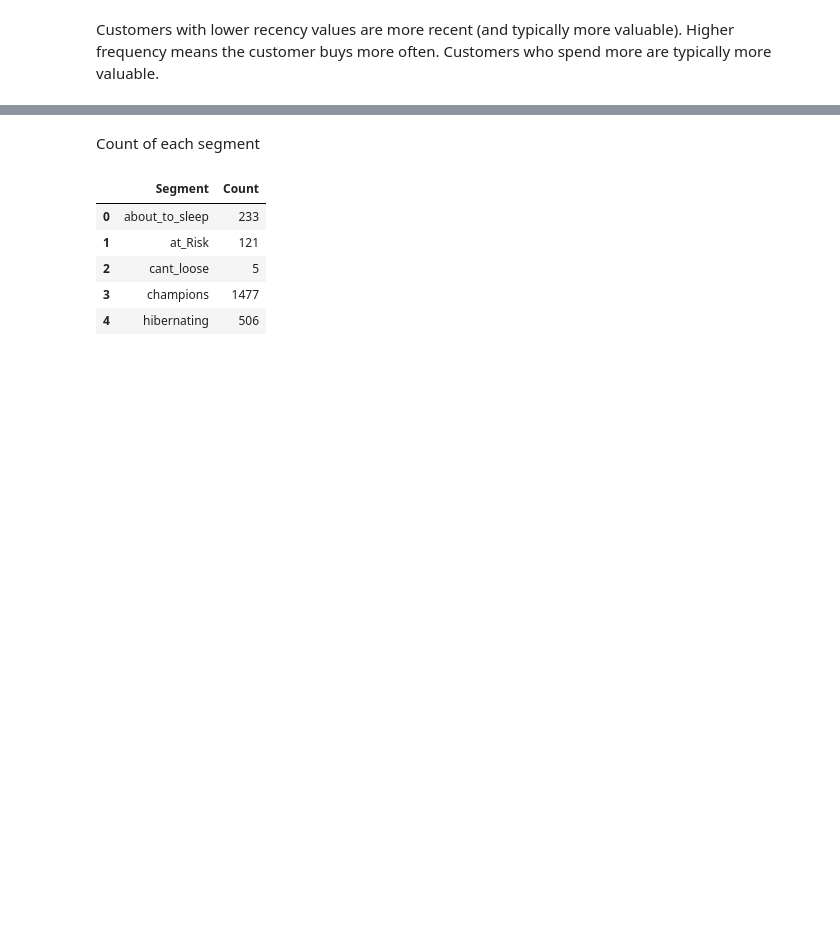
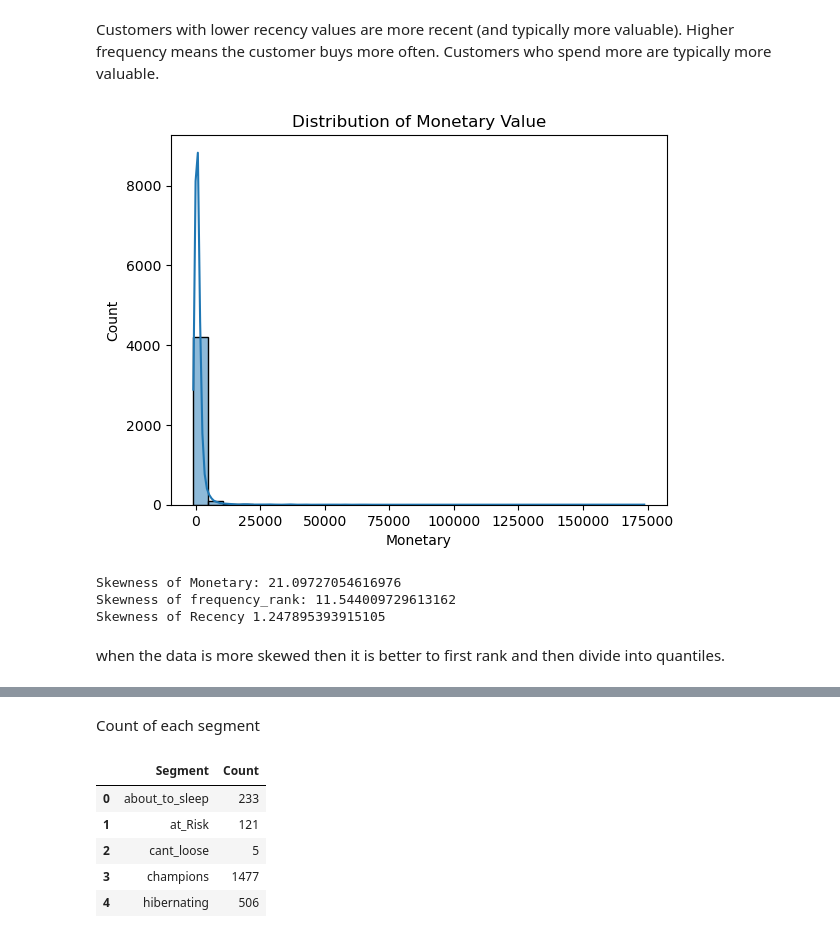
Before and after one commit to ABHISHEK-ALGO/Customer-Behaviour-and-Segmentation, a Jupyter notebook: Customer Behaviour and Segmentation.ipynb, the cells around one changed output, grey strips where cells are left out. Drawn from its saved outputs; the diff is of its cells as text; code cells hidden in the pictures; blank space fills up the shorter version.

```diff
--- a/Customer Behaviour and Segmentation.ipynb
+++ b/Customer Behaviour and Segmentation.ipynb
@@ -125,2 +84,5 @@ cs.head()
+# %%
+cs = cs.rename(columns={'Customer ID': 'CustomerID'})
+cs.head()
 # %%
 cs.info()
@@ -651,6 +467,22 @@ rfm.columns = ['Recency','Frequency','Monetary']
 Customers with lower recency values are more recent (and typically more valuable).
 Higher frequency means the customer buys more often.
 Customers who spend more are typically more valuable.
+# %%
+sns.histplot(rfm['Monetary'], bins=30, kde=True)
+plt.title('Distribution of Monetary Value')
+plt.show()
+# %% [output]
+[figure, added]
+# %%
+print("Skewness of Monetary:", rfm['Monetary'].skew())
+print("Skewness of frequency_rank:",rfm['Frequency'].skew())
+print("Skewness of Recency",rfm['Recency'].skew())
+# %% [output]
+Skewness of Monetary: 21.09727054616976
+Skewness of frequency_rank: 11.544009729613162
+Skewness of Recency 1.247895393915105
+# %% [markdown]
+when the data is more skewed then it is better to first rank and then divide into quantiles.
 # %%
 # assigning different scores according to importancce
 
```
Also changed, not shown: parts of 89 cells of this notebook.
